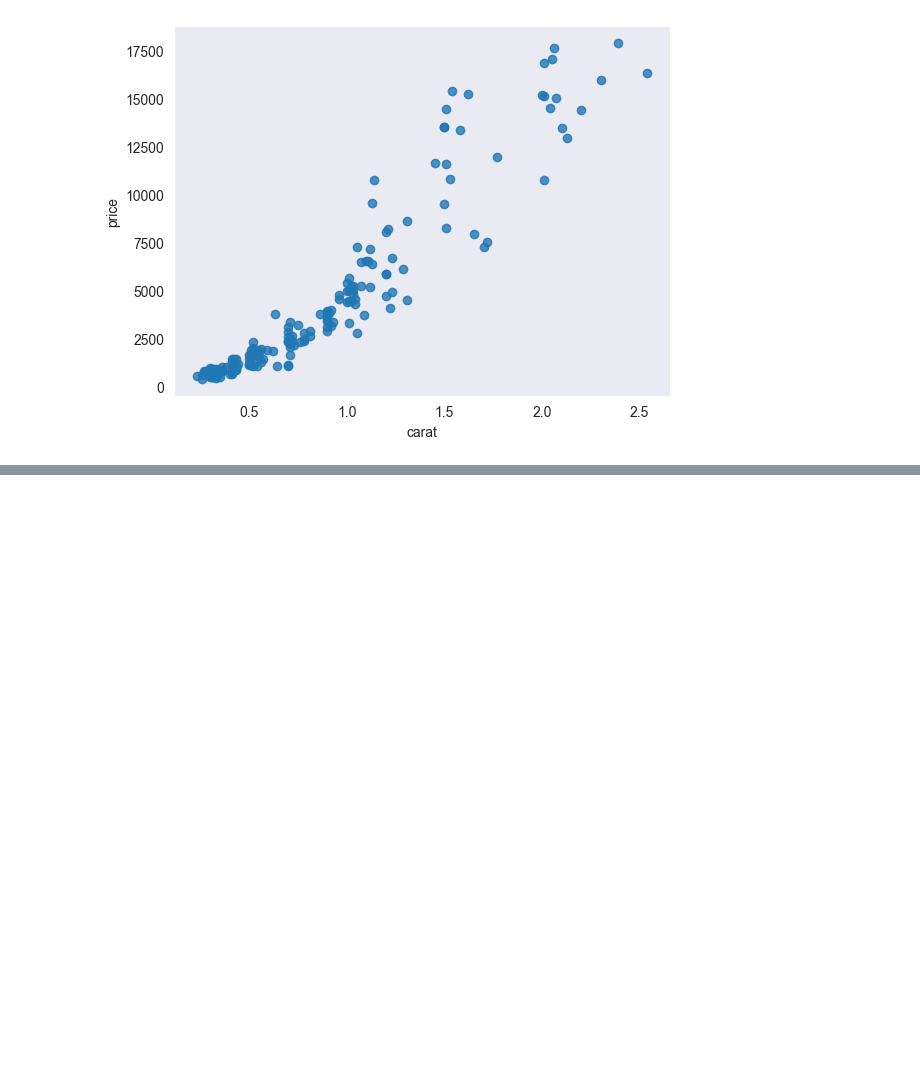
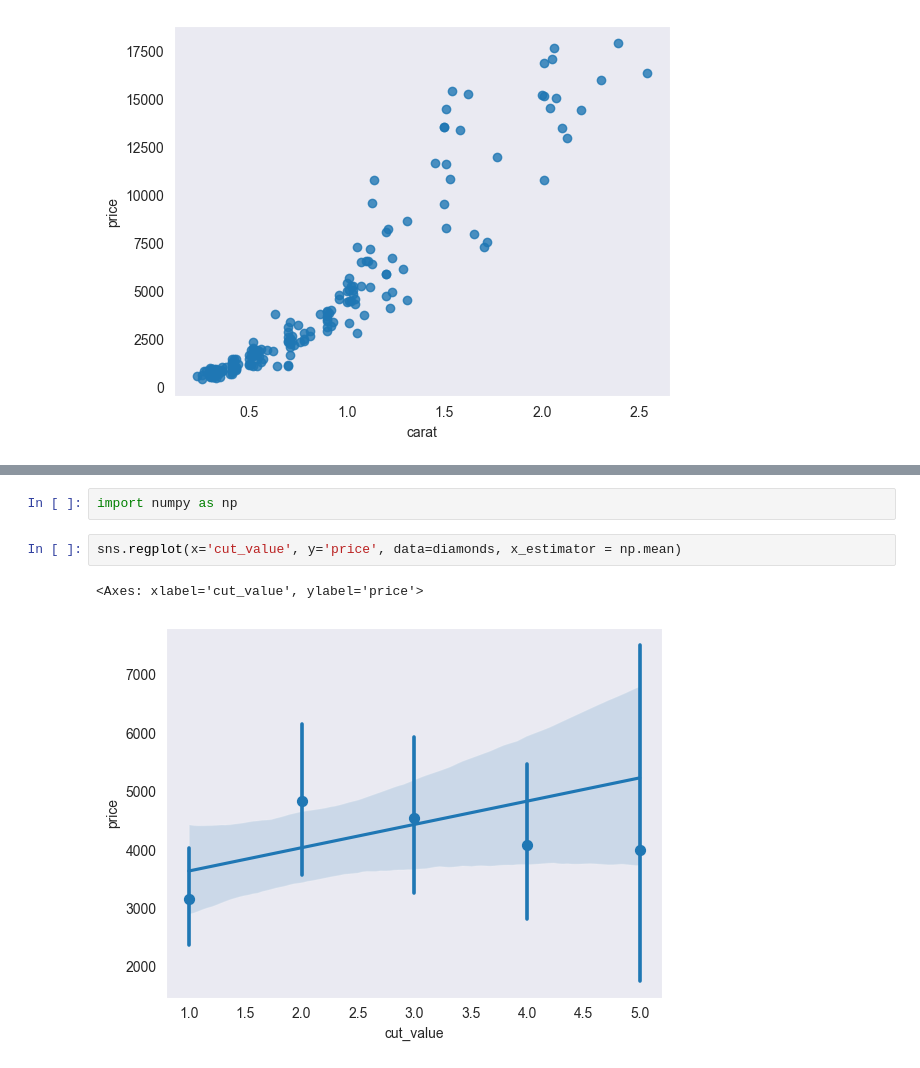
Before and after one commit to mary-vo/seaborn-code-louisville, a Jupyter notebook: seaborn_regplot.ipynb, the cells around one changed output, grey strips where cells are left out. Cells and saved outputs as stored; diff of their text form; blank space fills up the shorter version.

```diff
--- a/seaborn_regplot.ipynb
+++ b/seaborn_regplot.ipynb
@@ -50,0 +104,7 @@ sns.regplot(x='carat',y='price', data=diamonds, scatter=False)
+# %%
+import numpy as np
+# %%
+sns.regplot(x='cut_value', y='price', data=diamonds, x_estimator = np.mean)
+# %% [output]
+<Axes: xlabel='cut_value', ylabel='price'>
+[figure, added]
```
Also changed, not shown: parts of 25 cells of this notebook, 2 other files.
